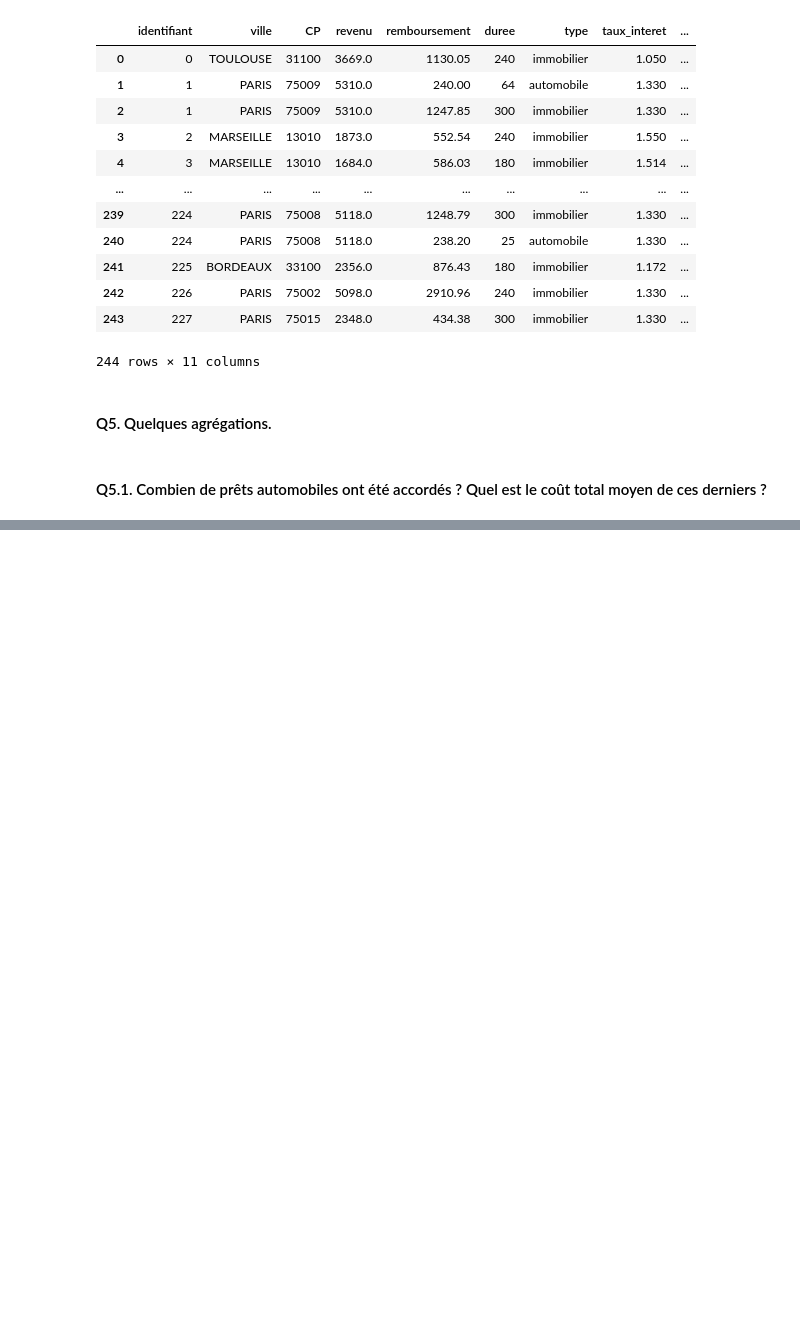
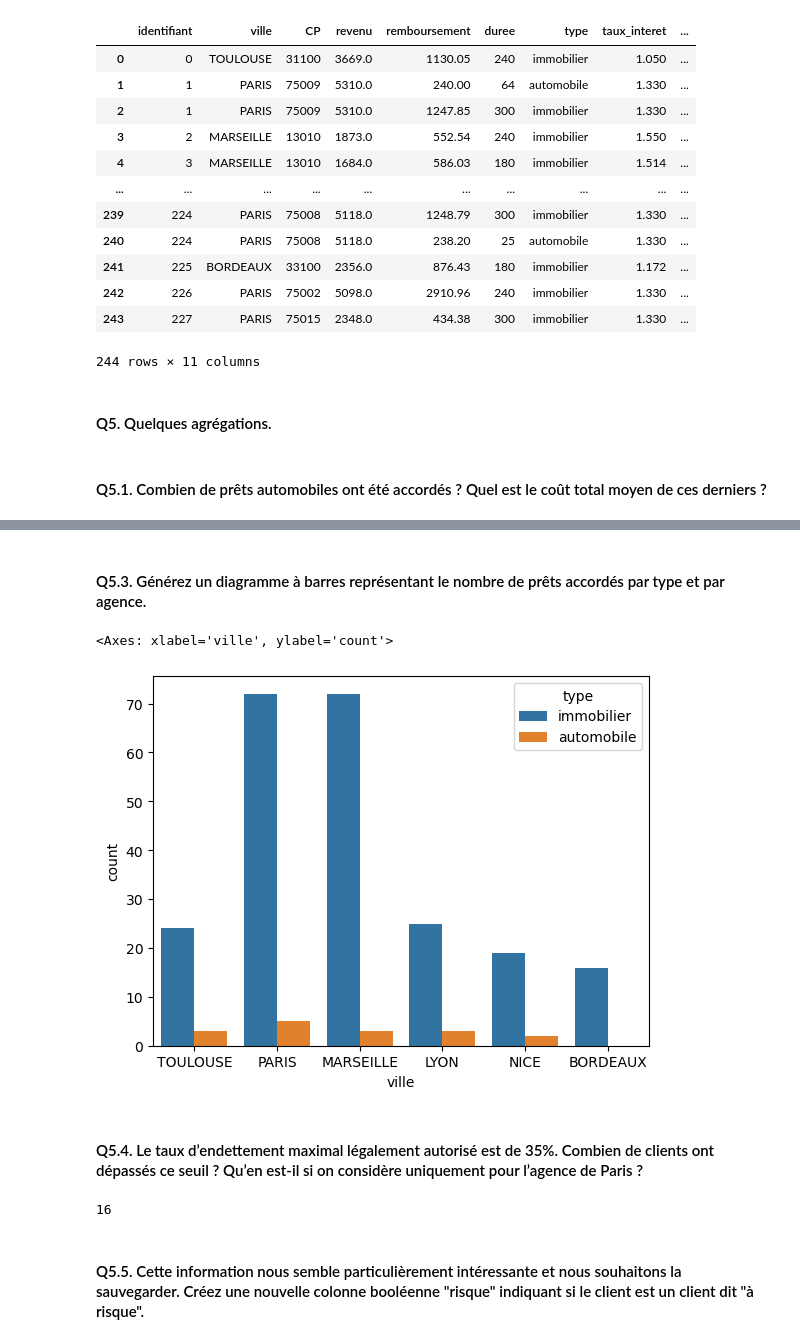
Before and after one commit to AntoineHazebrouck/modelisation-mathematique, a Jupyter notebook: tp3/tp3.ipynb, the cells around one changed output, grey strips where cells are left out. Saved outputs shown, nothing was run; the diff lists cells and outputs as text; code cells hidden in the pictures; blank space fills up the shorter version.

```diff
--- a/tp3/tp3.ipynb
+++ b/tp3/tp3.ipynb
@@ -360,0 +372,17 @@ cout_total_moyen_prets_automobiles = group_by_type.get_group('automobile')['cout
+# %% [markdown]
+#### Q5.3. Générez un diagramme à barres représentant le nombre de prêts accordés par type et par agence.
+# %%
+# stacked diagram y = (auto + immo), x = agences
+
+sns.countplot(prets, x='ville', hue='type')
+# %% [output]
+<Axes: xlabel='ville', ylabel='count'>
+[figure, added]
+# %% [markdown]
+#### Q5.4. Le taux d’endettement maximal légalement autorisé est de 35%. Combien de clients ont dépassés ce seuil ? Qu’en est-il si on considère uniquement pour l’agence de Paris ?
+# %%
+prets[(prets['taux_endettement'] > 35) & (prets['ville'] == 'PARIS')].count()['identifiant']
+# %% [output]
+16
+# %% [markdown]
+#### Q5.5. Cette information nous semble particulièrement intéressante et nous souhaitons la sauvegarder. Créez une nouvelle colonne booléenne "risque" indiquant si le client est un client dit "à risque".
```
Also changed, not shown: parts of 19 cells of this notebook.
